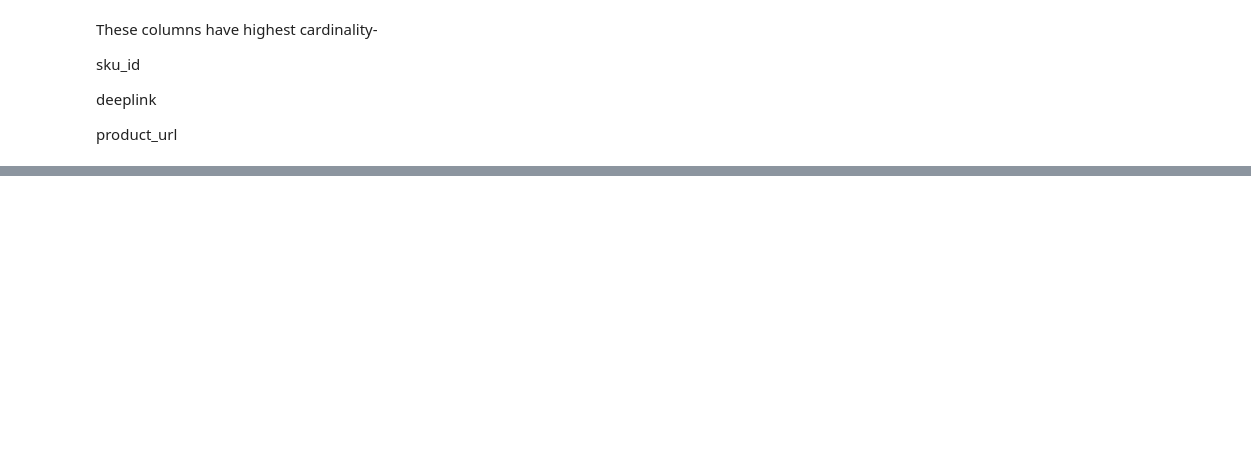
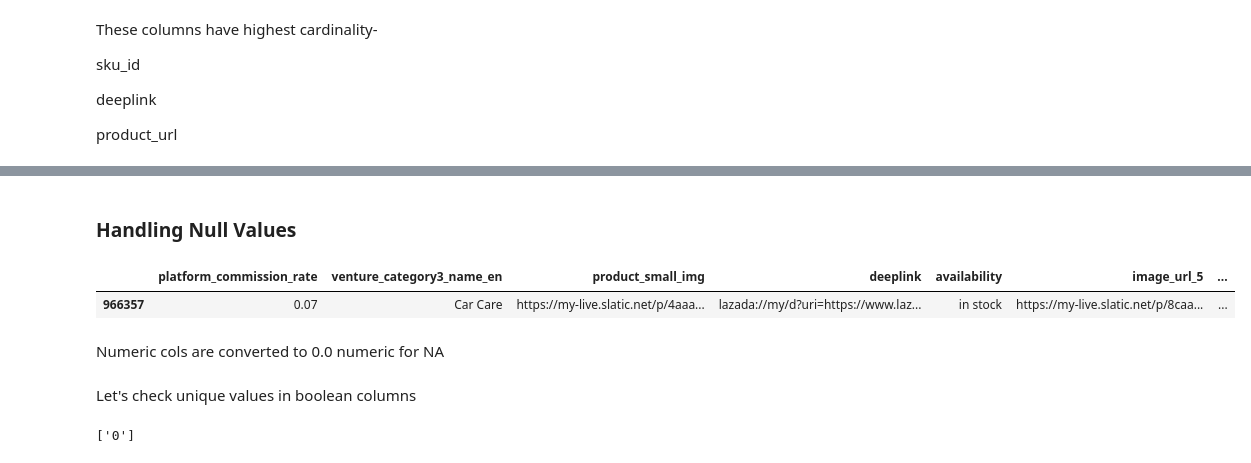
Before and after one commit to akshaypx/assignment, a Jupyter notebook: notebooks/EDA_dataset.ipynb, the cells around one changed output, grey strips where cells are left out. Saved outputs shown, nothing was run; the diff lists cells and outputs as text; code cells hidden in the pictures; blank space fills up the shorter version.

```diff
--- a/notebooks/EDA_dataset.ipynb
+++ b/notebooks/EDA_dataset.ipynb
@@ -163,0 +189,9 @@ product_url
+# %% [markdown]
+### Handling Null Values
+# %%
+df.sample()
+# %% [output]
+|  | platform_commission_rate | venture_category3_name_en | product_small_img | deeplink | availability | image_url_5 | ... |
+| 966357 | 0.07 | Car Care | https://my-live.slatic.net/p/4aaa... | lazada://my/d?uri=https://www.laz... | in stock | https://my-live.slatic.net/p/8caa... | ... |
+# %% [markdown]
+Numeric cols are converted to 0.0 numeric for NA
@@ -163,0 +208,6 @@ product_url
+# %% [markdown]
+Let's check unique values in boolean columns
+# %%
+print(df['is_free_shipping'].unique())
+# %% [output]
+['0']
```
Also changed, not shown: parts of 44 cells of this notebook.
